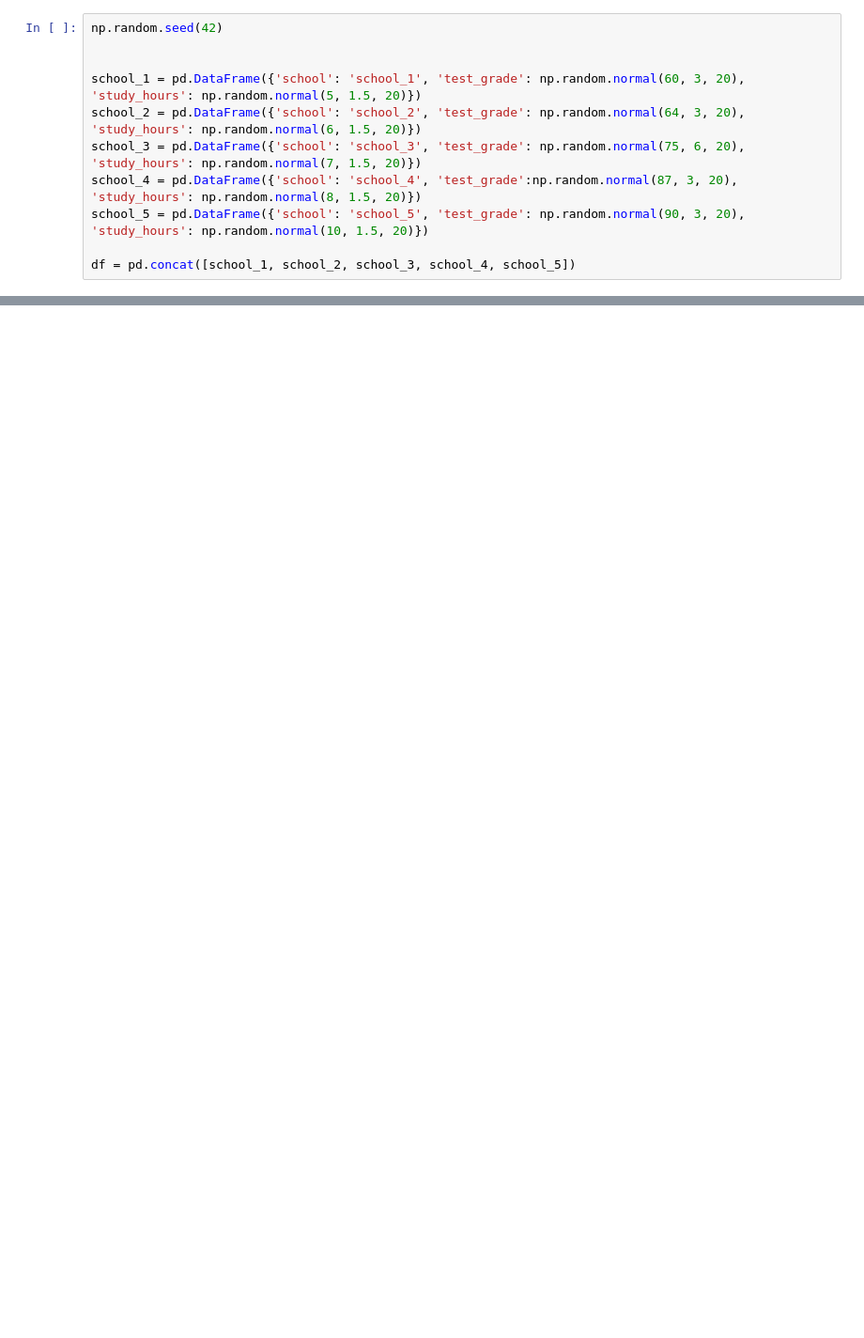
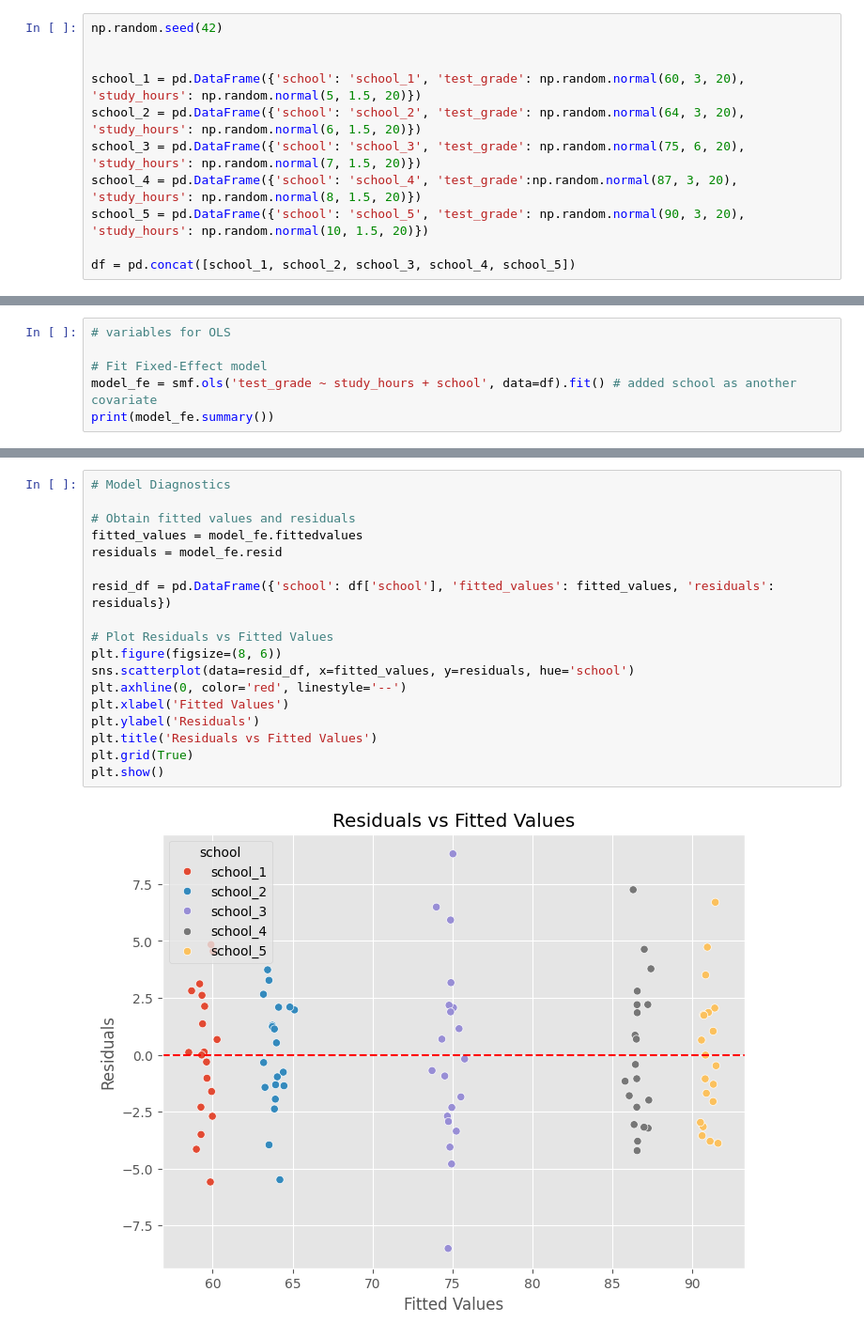
Before and after one commit to juanpi19/medium-articles, a Jupyter notebook: clustered_data_analysis.ipynb, the cells around one changed output, grey strips where cells are left out. Shown at 94% size. Drawn from its saved outputs; the diff is of its cells as text; blank space fills up the shorter version.

```diff
--- a/clustered_data_analysis.ipynb
+++ b/clustered_data_analysis.ipynb
@@ -93,0 +103,6 @@ plt.show()
+# %%
+# variables for OLS
+
+# Fit Fixed-Effect model
+model_fe = smf.ols('test_grade ~ study_hours + school', data=df).fit() # added school as another covariate
+print(model_fe.summary())
@@ -93,0 +127,20 @@ plt.show()
+# %%
+# Model Diagnostics
+
+# Obtain fitted values and residuals
+fitted_values = model_fe.fittedvalues
+residuals = model_fe.resid
+
+resid_df = pd.DataFrame({'school': df['school'], 'fitted_values': fitted_values, 'residuals': residuals})
+
+# Plot Residuals vs Fitted Values
+plt.figure(figsize=(8, 6))
+sns.scatterplot(data=resid_df, x=fitted_values, y=residuals, hue='school')
+plt.axhline(0, color='red', linestyle='--')
+plt.xlabel('Fitted Values')
+plt.ylabel('Residuals')
+plt.title('Residuals vs Fitted Values')
+plt.grid(True)
+plt.show()
+# %% [output]
+[figure, added]
```
Also changed, not shown: parts of 12 cells of this notebook.
